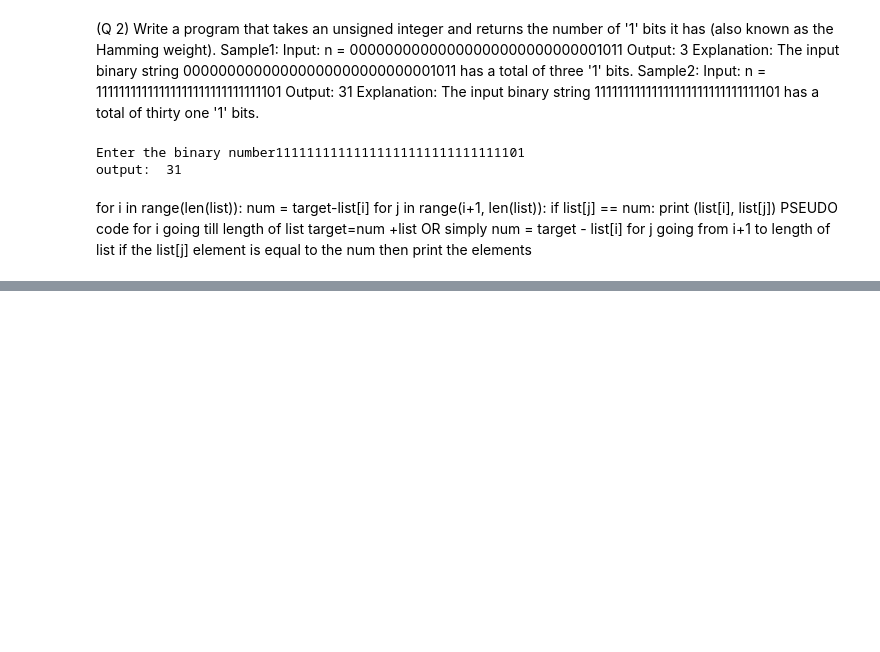
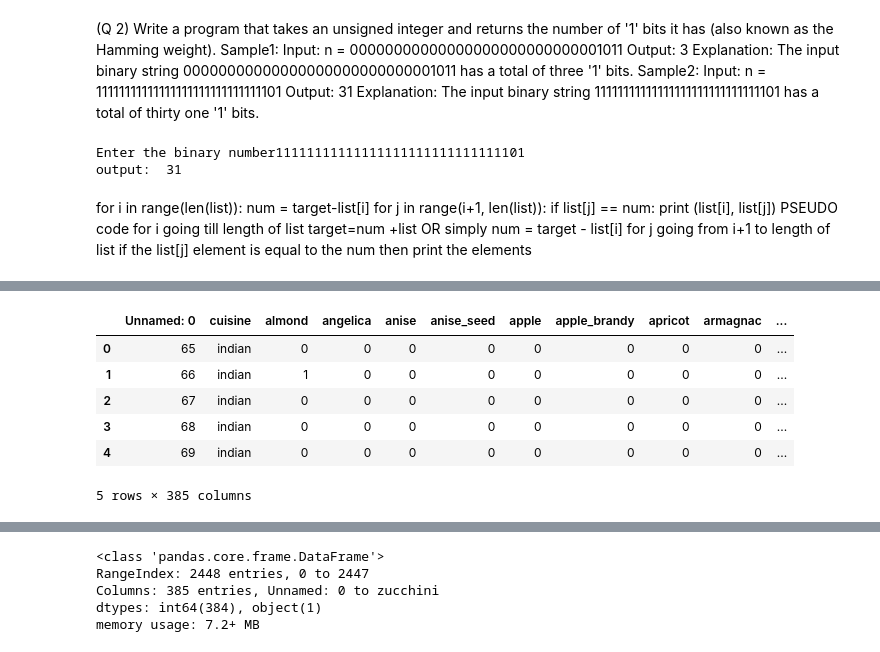
Before and after one commit to varadmahatme/TASKS-ML-in-Python, a Jupyter notebook: TASK.ipynb, the cells around one changed output, grey strips where cells are left out. Saved outputs shown, nothing was run; the diff lists cells and outputs as text; code cells hidden in the pictures; blank space fills up the shorter version.

```diff
--- a/TASK.ipynb
+++ b/TASK.ipynb
@@ -182,0 +326,10 @@ print("output: ",count)                                #print the count
+# %%
+df.head()
+# %% [output]
+|  | Unnamed: 0 | cuisine | almond | angelica | anise | anise_seed | apple | apple_brandy | apricot | armagnac | ... |
+| 0 | 65 | indian | 0 | 0 | 0 | 0 | 0 | 0 | 0 | 0 | ... |
+| 1 | 66 | indian | 1 | 0 | 0 | 0 | 0 | 0 | 0 | 0 | ... |
+| 2 | 67 | indian | 0 | 0 | 0 | 0 | 0 | 0 | 0 | 0 | ... |
+| 3 | 68 | indian | 0 | 0 | 0 | 0 | 0 | 0 | 0 | 0 | ... |
+| 4 | 69 | indian | 0 | 0 | 0 | 0 | 0 | 0 | 0 | 0 | ... |
+5 rows × 385 columns
@@ -182,0 +337,8 @@ print("output: ",count)                                #print the count
+# %%
+df.info()
+# %% [output]
+<class 'pandas.core.frame.DataFrame'>
+RangeIndex: 2448 entries, 0 to 2447
+Columns: 385 entries, Unnamed: 0 to zucchini
+dtypes: int64(384), object(1)
+memory usage: 7.2+ MB
```
Also changed, not shown: parts of 22 cells of this notebook.
